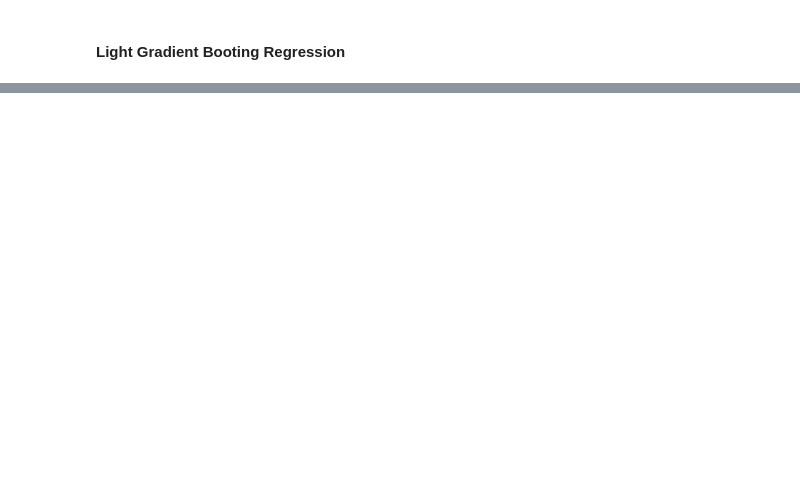
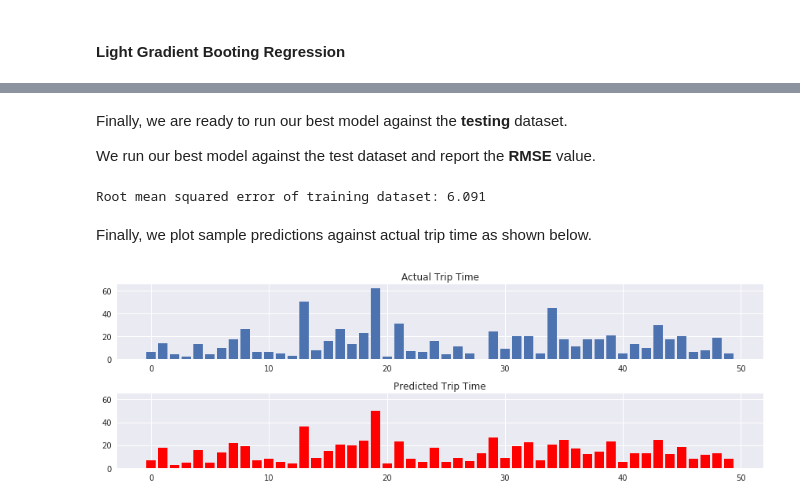
Before and after one commit to upul/WhiteBoard, a Jupyter notebook: ny_taxi/New_York_City_Taxi _Trip_Analysis.ipynb, the cells around one changed output, grey strips where cells are left out. Drawn from its saved outputs; the diff is of its cells as text; code cells hidden in the pictures; blank space fills up the shorter version.

```diff
--- a/ny_taxi/New_York_City_Taxi _Trip_Analysis.ipynb
+++ b/ny_taxi/New_York_City_Taxi _Trip_Analysis.ipynb
@@ -441,3 +449,19 @@ Wall time: 31.3 ms
+# %%
+cat_columns = ['rush_hour', 'weekday', 'pickup_weekday',
+               'night_trip', 'payment_type', 'pickup_day']
+
+numerical_columns = ['trip_distance', 'distance_haversine', 'distance_dummy_manhattan']
+
+train_cat_onehot =  pd.get_dummies(train[cat_columns])
+X_train  = pd.concat([train[numerical_columns],
+                     train_cat_onehot], axis=1).values
+
+test_cat_onehot =  pd.get_dummies(test[cat_columns])
+test_cat_onehot = test_cat_onehot.reindex(columns=train_cat_onehot.columns,
+                                        fill_value=0)
+
+X_test  = pd.concat([test[numerical_columns],
+                      test_cat_onehot], axis=1).values
 # %% [markdown]
 OK, we can see some improvement, unfortunately, that is not significant. So next, I'm going to use few more ML models to check whether I can further improve **`RMSE`**.
 # %% [markdown]
@@ -516,20 +540,16 @@ from sklearn.metrics.scorer import make_scorer
 
 def MSE(y_true,y_pred):
     rmse = np.sqrt(mean_squared_error(y_true, y_pred))
-    #print('MSE: %2.3f' % rmse)
     return rmse
 
 my_scorer = make_scorer(MSE, greater_is_better=False)
 
+#cls = lgb.LGBMRegressor()
 cls = RandomForestRegressor()
 
 param_grid = {
-    'bootstrap': [True],
     'max_depth': [7, 13,],
-    'max_features': [2],
-    'min_samples_leaf': [3],
-    'min_samples_split': [8],
-    'n_estimators': [50, 100, 250, 500, 1000, 2500]
+    'n_estimators': [50, 100, 150, 500]
 }
 
 gs = GridSearchCV(estimator=cls, param_grid=param_grid,
@@ -572,0 +601,29 @@ Wall time: 21.2 s
+# %% [markdown]
+Finally, we are ready to run our best model against the **testing** dataset.
+
+We run our best model against the test dataset and report the **RMSE** value.
+# %%
+y_test = test['trip_time'].values
+y_pred = gs.best_estimator_.predict(scale(X_test))
+# %%
+print('Root mean squared error of training dataset: {0:.3f} '.format(np.sqrt(mean_squared_error(y_test, y_pred))))
+# %% [output]
+Root mean squared error of training dataset: 6.091
+# %% [markdown]
+Finally, we plot sample predictions against actual trip time as shown below.
+# %%
+f, (ax1, ax2) = plt.subplots(2, 1, sharey=True)
+f.set_size_inches(12, 4)
+
+s1 = y_test[700:750]
+ax1.bar(np.arange(len(s1)), s1)
+ax1.set_title('Actual Trip Time')
+
+s1 = y_pred[700:750]
+ax2.bar(np.arange(len(s1)), s1, color='r')
+ax2.set_title('Predicted Trip Time')
+
+plt.tight_layout()
+plt.show()
+# %% [output]
+[figure, added]
```
Also changed, not shown: parts of 22 cells of this notebook.
